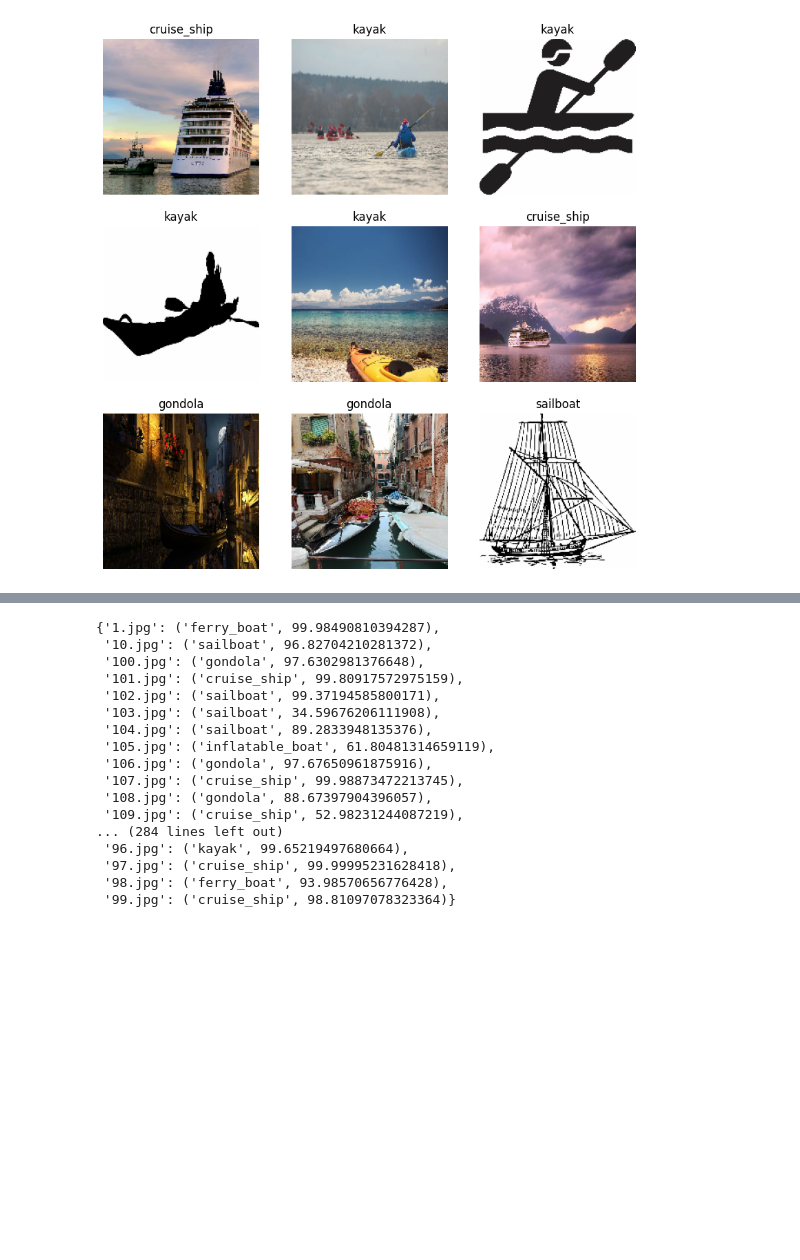
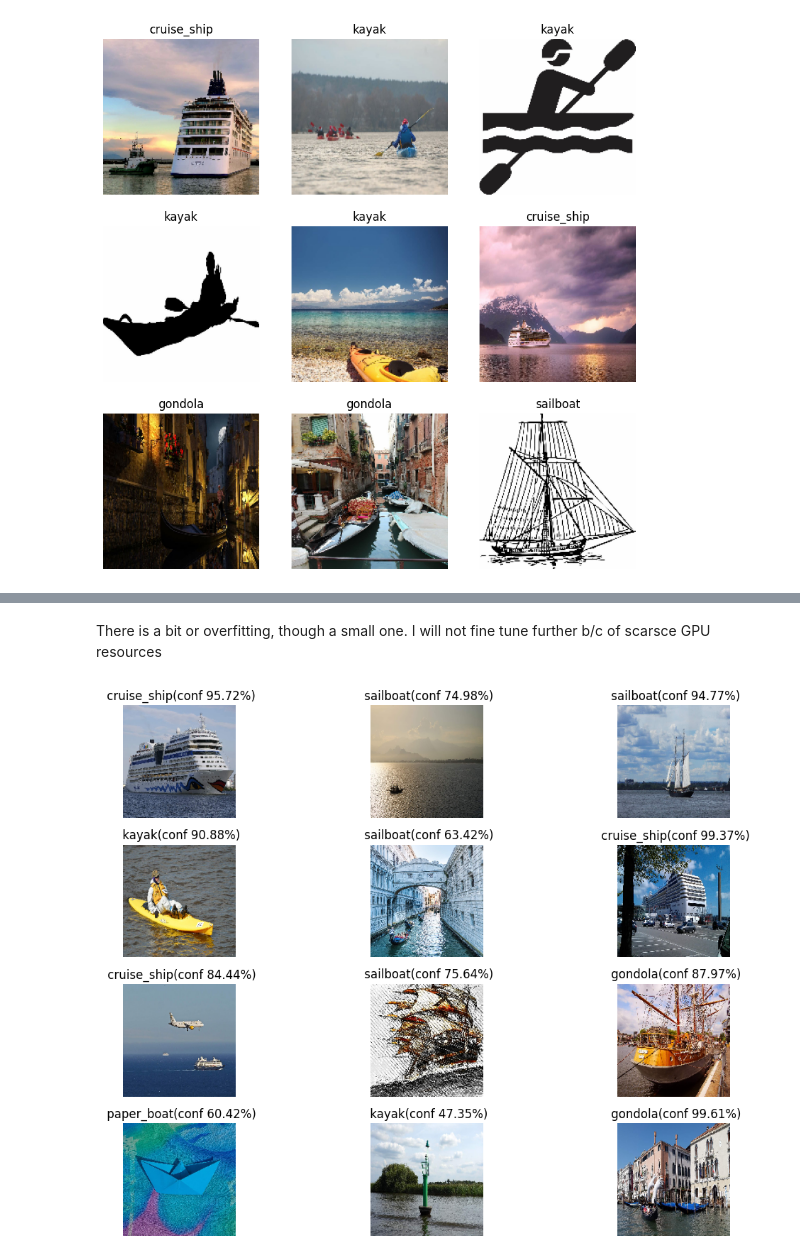
Before and after one commit to tksundar/automatic_port_operations, a Jupyter notebook: automatic_port.ipynb, the cells around one changed output, grey strips where cells are left out. Saved outputs shown, nothing was run; the diff lists cells and outputs as text; code cells hidden in the pictures; blank space fills up the shorter version.

```diff
--- a/automatic_port.ipynb
+++ b/automatic_port.ipynb
@@ -160,8 +53,0 @@ Using 930 files for training.
-# %%
-val_ds = tf.keras.utils.image_dataset_from_directory(
-  data_dir,
-  validation_split=0.2,
-  subset="validation",
-  seed=123,
-  image_size=(height, width),
-  batch_size=batch_size)
@@ -360,49 +249,47 @@ plt.show()
+# %% [markdown]
+There is a bit or overfitting, though a small one. I will not fine tune further b/c of scarsce GPU resources
 # %%
 
 import numpy as np
 import pprint
 
-images = os.listdir(test_dir+'/all')
+test_dir = '/content/drive/MyDrive/DL/TEST_BOATS/all'
 
-display_images = {}
-output = {}
-for i,image in enumerate(images):
-  path = test_dir+'/all/'+image
+images = [
+          test_dir+'/101.jpg',
+          test_dir+'/102.jpg',
+          test_dir+'/104.jpg',
+          test_dir+'/105.jpg',
+          test_dir+'/106.jpg',
+          test_dir+'/107.jpg',
+          test_dir+'/111.jpg',
+          test_dir+'/119.jpg',
+          test_dir+'/121.jpg',
+          test_dir+'/139.jpg',
+          test_dir+'/141.jpg',
+          test_dir+'/144.jpg',
+          ]
+
+plt.figure(figsize = (12,8))
+for i,path in enumerate(images):
+
   img = tf.keras.utils.load_img(
       path, target_size=(height, width)
   )
 
 
   img_array = tf.keras.utils.img_to_array(img)
   img_array = tf.expand_dims(img_array, 0) # Create a batch
 
   predictions = model.predict(img_array,verbose=False)
   score = tf.nn.softmax(predictions[0])
-  output[image] = class_names[np.argmax(score)], 100 * np.max(score)
-
-  # if i % 25 == 0 and i != 0:
-  #   plt.imshow(img)
-
-  #   plt.show()
-  #   plt.title(
-  #       " {} , confidence : {:.2f} percent"
-  #       .format(class_names[np.argmax(score)], 100 * np.max(score)))
-pprint.pprint(output)
+  plt.subplot(4,3,i+1)
+  plt.imshow(img)
+  plt.axis('off')
+  plt.title(
+      " {}(conf {:.2f}%)"
+      .format(class_names[np.argmax(score)], 100 * np.max(score)))
+plt.tight_layout()
+plt.show()
 # %% [output]
-{'1.jpg': ('ferry_boat', 99.98490810394287),
- '10.jpg': ('sailboat', 96.82704210281372),
- '100.jpg': ('gondola', 97.6302981376648),
- '101.jpg': ('cruise_ship', 99.80917572975159),
- '102.jpg': ('sailboat', 99.37194585800171),
- '103.jpg': ('sailboat', 34.59676206111908),
- '104.jpg': ('sailboat', 89.2833948135376),
- '105.jpg': ('inflatable_boat', 61.80481314659119),
- '106.jpg': ('gondola', 97.67650961875916),
- '107.jpg': ('cruise_ship', 99.98873472213745),
- '108.jpg': ('gondola', 88.67397904396057),
- '109.jpg': ('cruise_ship', 52.98231244087219),
-... (284 lines left out)
- '96.jpg': ('kayak', 99.65219497680664),
- '97.jpg': ('cruise_ship', 99.99995231628418),
- '98.jpg': ('ferry_boat', 93.98570656776428),
- '99.jpg': ('cruise_ship', 98.81097078323364)}
+[figure, added]
```
Also changed, not shown: parts of 21 cells of this notebook.
